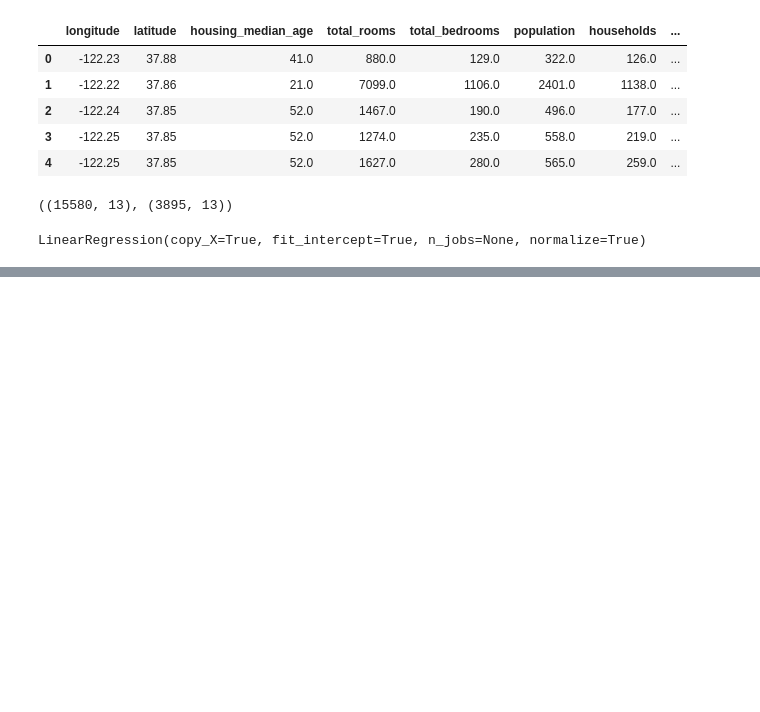
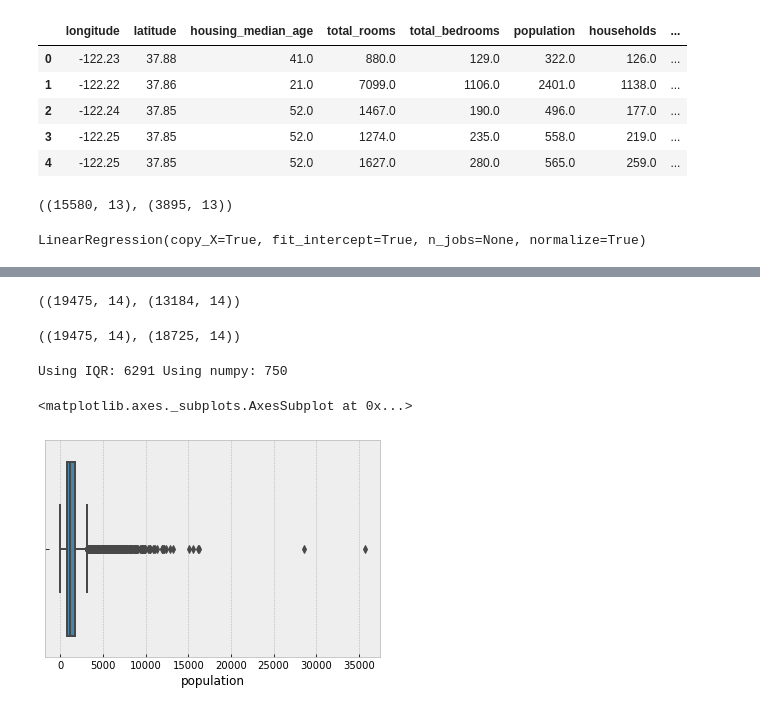
Before and after one commit to omotayo-alade/Scripts_Notebooks, a Jupyter notebook: notebooks/machine_learning.ipynb, the cells around one changed output, grey strips where cells are left out. Drawn from its saved outputs; the diff is of its cells as text; code cells hidden in the pictures; blank space fills up the shorter version.

```diff
--- a/notebooks/machine_learning.ipynb
+++ b/notebooks/machine_learning.ipynb
@@ -368,0 +378,27 @@ sns.distplot(y_pred, hist=False, color='r', label='Predicted', ax=ax)
+# %%
+Q1 = df.quantile(0.25)
+Q3 = df.quantile(0.75)
+IQR = (Q3 - Q1) * 1.5
+lower = Q1 - IQR
+upper = Q3 + IQR
+outlier = (df < lower) | (df > upper)
+df_new1 = df[~outlier1.any(axis=1)]
+df.shape, df_new1.shape
+# %% [output]
+((19475, 14), (13184, 14))
+# %%
+from scipy.stats import zscore
+z = np.abs(zscore(df))
+df_new2 = df[(z < 3).all(axis=1)]
+df.shape, df_new2.shape
+# %% [output]
+((19475, 14), (18725, 14))
+# %%
+print('Using IQR:', 19475 - 13184, 'Using numpy:', 19475 - 18725)
+# %% [output]
+Using IQR: 6291 Using numpy: 750
+# %%
+sns.boxplot(df['population'])
+# %% [output]
+<matplotlib.axes._subplots.AxesSubplot at 0x...>
+[figure, added]
```
Also changed, not shown: parts of 10 cells of this notebook.
